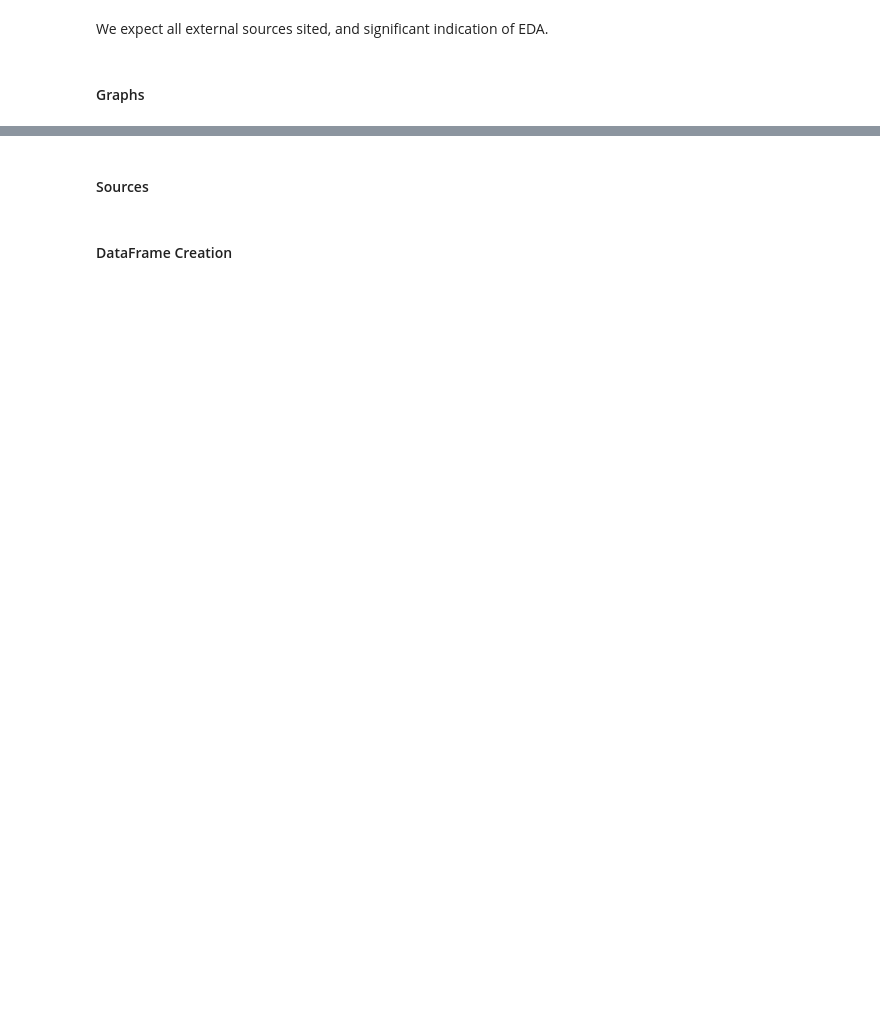
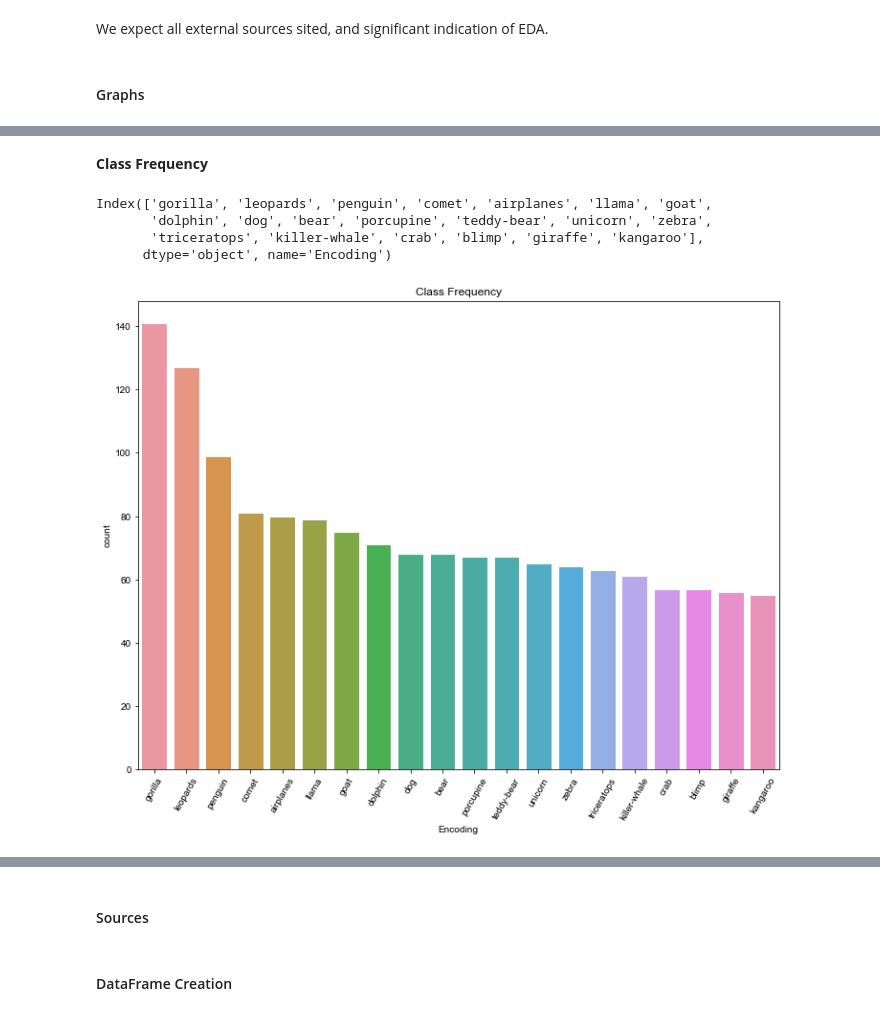
Before and after one commit to WesleyDeng1016/imageclassification, a Jupyter notebook: final_project/GradProject_NB2.ipynb, the cells around one changed output, grey strips where cells are left out. Saved outputs shown, nothing was run; the diff lists cells and outputs as text; code cells hidden in the pictures; blank space fills up the shorter version.

```diff
--- a/final_project/GradProject_NB2.ipynb
+++ b/final_project/GradProject_NB2.ipynb
@@ -28,3 +26,6 @@ figsize=(50,50)
+# %%
+data_from_nb1=pd.read_pickle("starting_data.pkl")
+starting_data=pd.read_pickle("starting_data.pkl")
 # %%
 starting_data
 # %% [output]
@@ -215,0 +235,22 @@ io.imshow(grayscale)
+# %%
+# Extract specific
+def color_values(image, c):
+    values=[]
+    for i in range(0,len(image)):
+        for j in range(0,len(image[0])):
+            values.append(image[i][j][c])
+    return values
+
+
+# Creating new data frame.
+df_eda = pd.DataFrame({
+        'image_size': starting_data['Pictures'].apply(lambda img: img.size),
+        'pic_ratio':starting_data['Pictures'].apply(lambda img: len(img)/len(img[0])),
+        'pixel_mean':starting_data['Pictures'].apply(lambda img: np.mean(img)),
+        'pixel_sd':starting_data['Pictures'].apply(lambda img: np.std(img)),
+        'Encoding':starting_data['Encoding']
+    })
+
+df_eda['Encoding'] = df_eda['Encoding'].map({0:'airplanes', 1:'bear', 2:'blimp', 3:'comet', 4:'crab', 5:'dog', 6:'dolphin', 7:'giraffe', 8:'goat', 9:'gorilla', 10:'kangaroo', 11:'killer-whale', 12:'leopards', 13:'llama', 14:'penguin',
+       15:'porcupine', 16:'teddy-bear', 17:'triceratops', 18:'unicorn', 19:'zebra'})
+df_eda.sample(5)
@@ -215,0 +278,20 @@ io.imshow(grayscale)
+# %% [markdown]
+**Class Frequency**
+# %%
+order_by_size = df_eda.groupby('Encoding').size().sort_values(ascending=False).index
+print(order_by_size)
+# %% [output]
+Index(['gorilla', 'leopards', 'penguin', 'comet', 'airplanes', 'llama', 'goat',
+       'dolphin', 'dog', 'bear', 'porcupine', 'teddy-bear', 'unicorn', 'zebra',
+       'triceratops', 'killer-whale', 'crab', 'blimp', 'giraffe', 'kangaroo'],
+      dtype='object', name='Encoding')
+# %%
+import seaborn as sns
+
+plt.figure(figsize = (12, 9))
+plt.xticks(rotation=60)
+plt.title("Class Frequency")
+sns.set(style="darkgrid")
+sns.countplot(x = 'Encoding', data = df_eda, order = order_by_size);
+# %% [output]
+[figure, added]
```
Also changed, not shown: parts of 36 cells of this notebook, 1 other file.
